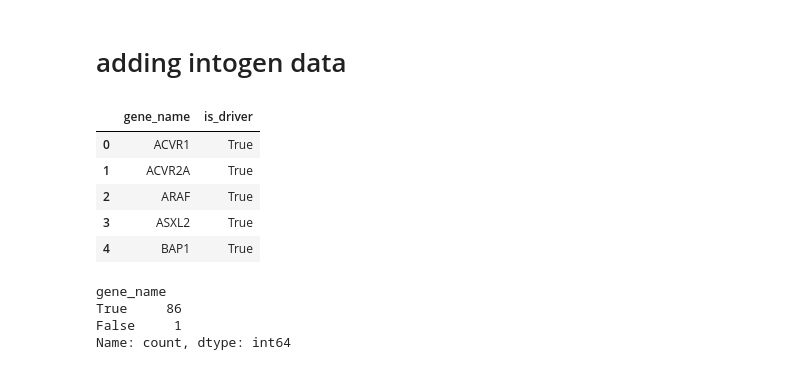
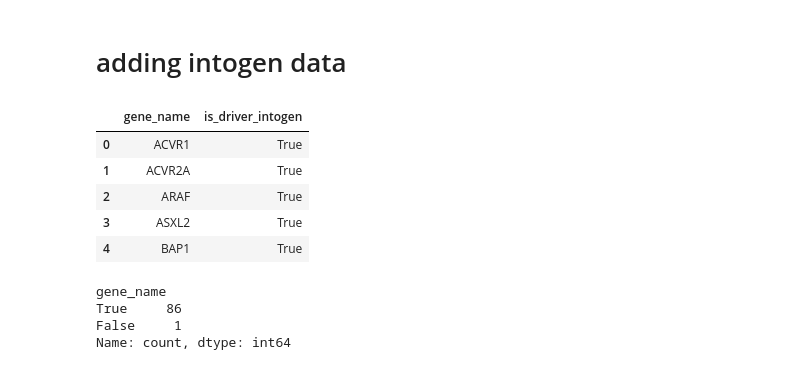
Before and after one commit to TasbasMN/mirscribe-vcf, a Jupyter notebook: data/db/genes.ipynb, the cells around one changed output. Saved outputs shown, nothing was run; the diff lists cells and outputs as text; code cells hidden in the pictures.

```diff
--- a/data/db/genes.ipynb
+++ b/data/db/genes.ipynb
@@ -258,10 +260,10 @@ df.head()
 # adding intogen data
 # %%
 into = pd.read_json("data/intogen/driver_genes.json")
-
+into.rename(columns={"is_driver": "is_driver_intogen"}, inplace=True)
 into.head()
 # %% [output]
-|  | gene_name | is_driver |
+|  | gene_name | is_driver_intogen |
 | 0 | ACVR1 | True |
 | 1 | ACVR2A | True |
 | 2 | ARAF | True |
```
Also changed, not shown: parts of 25 cells of this notebook, 6 other files.
